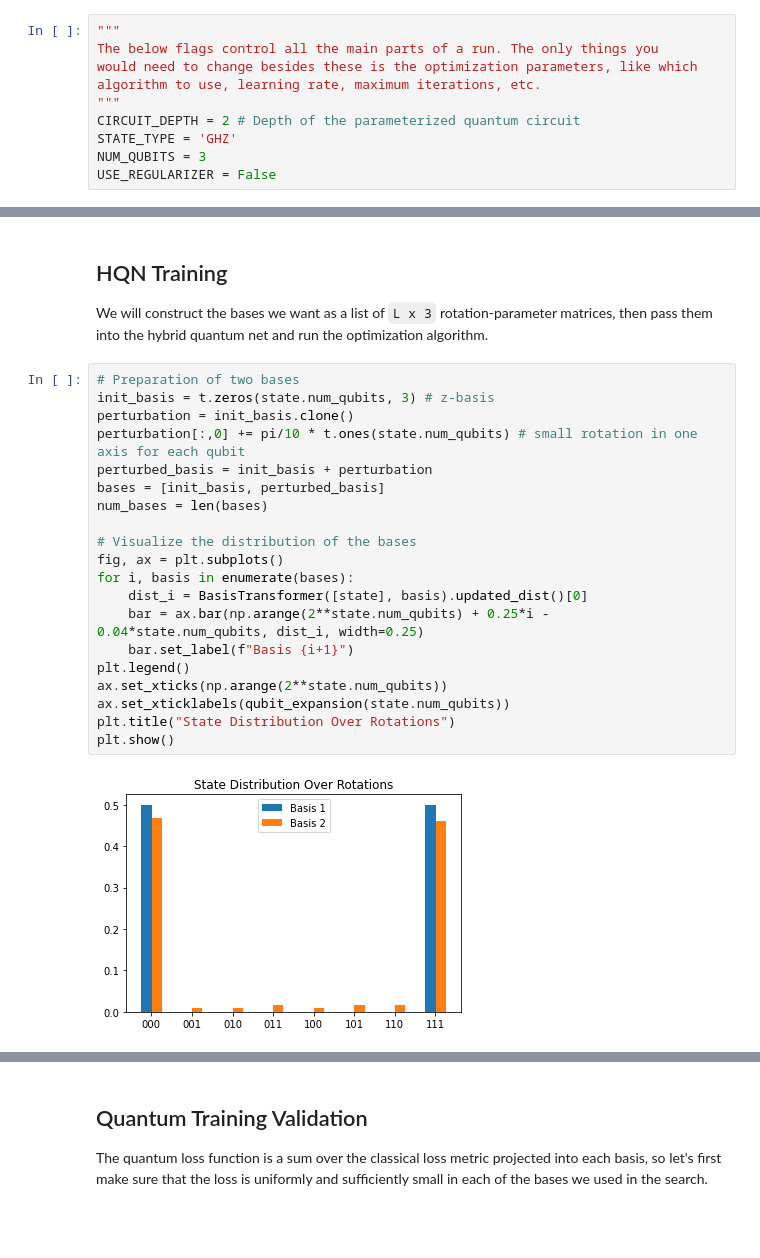
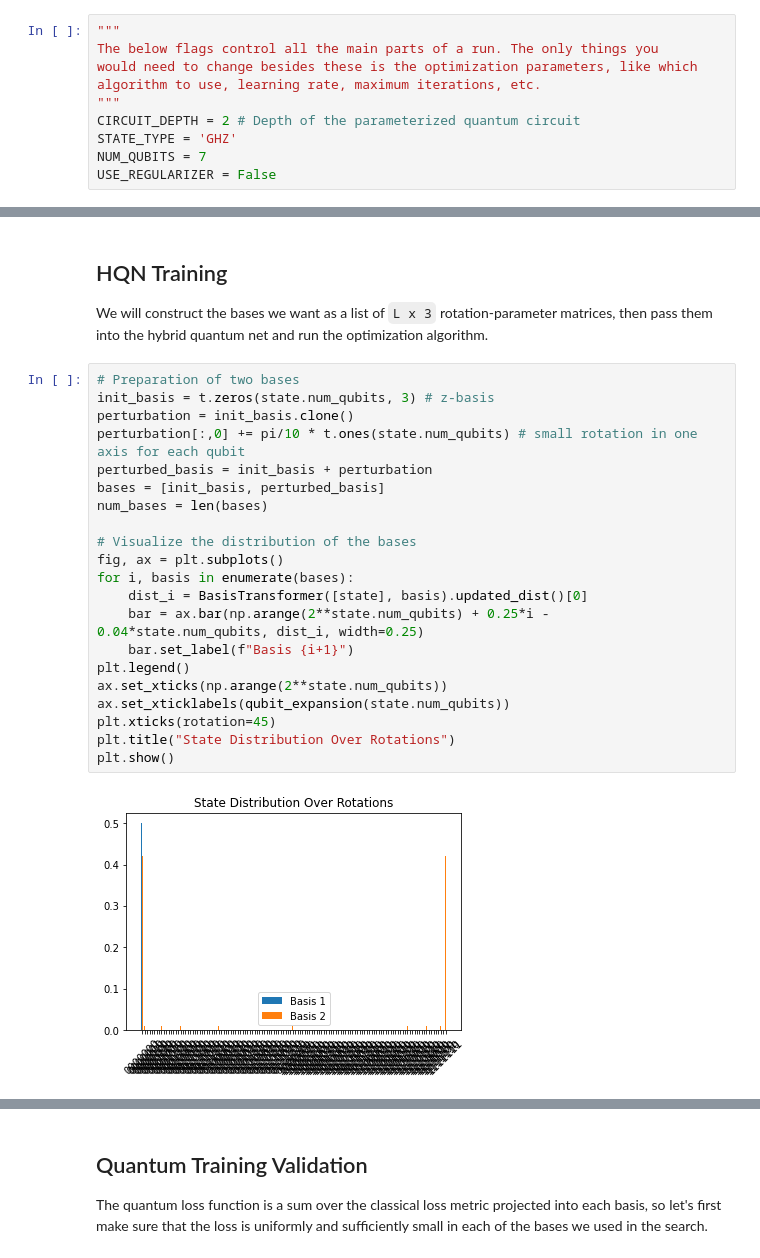
Before and after one commit to jz-lu/symmetry-learning, a Jupyter notebook: HQN.ipynb, the cells around one changed output, grey strips where cells are left out. Drawn from its saved outputs; the diff is of its cells as text; blank space fills up the shorter version.

```diff
--- a/HQN.ipynb
+++ b/HQN.ipynb
@@ -24,7 +24,7 @@ algorithm to use, learning rate, maximum iterations, etc.
 """
 CIRCUIT_DEPTH = 2 # Depth of the parameterized quantum circuit
 STATE_TYPE = 'GHZ'
-NUM_QUBITS = 3
+NUM_QUBITS = 7
 USE_REGULARIZER = False
 # %%
 """[Notes on the states]
@@ -74,25 +83,26 @@ We will construct the bases we want as a list of `L x 3` rotation-parameter matr
 # %%
 # Preparation of two bases
 init_basis = t.zeros(state.num_qubits, 3) # z-basis
 perturbation = init_basis.clone()
 perturbation[:,0] += pi/10 * t.ones(state.num_qubits) # small rotation in one axis for each qubit
 perturbed_basis = init_basis + perturbation
 bases = [init_basis, perturbed_basis]
 num_bases = len(bases)
 
 # Visualize the distribution of the bases
 fig, ax = plt.subplots()
 for i, basis in enumerate(bases):
     dist_i = BasisTransformer([state], basis).updated_dist()[0]
     bar = ax.bar(np.arange(2**state.num_qubits) + 0.25*i - 0.04*state.num_qubits, dist_i, width=0.25)
     bar.set_label(f"Basis {i+1}")
 plt.legend()
 ax.set_xticks(np.arange(2**state.num_qubits))
 ax.set_xticklabels(qubit_expansion(state.num_qubits))
+plt.xticks(rotation=45)
 plt.title("State Distribution Over Rotations")
 plt.show()
 # %% [output]
-[figure, old version]
+[figure, new version]
 # %%
 # Start up the HQN
 disp = False # Display convergence messages from optimizer
```
Also changed, not shown: parts of 8 cells of this notebook, 3 other files.
